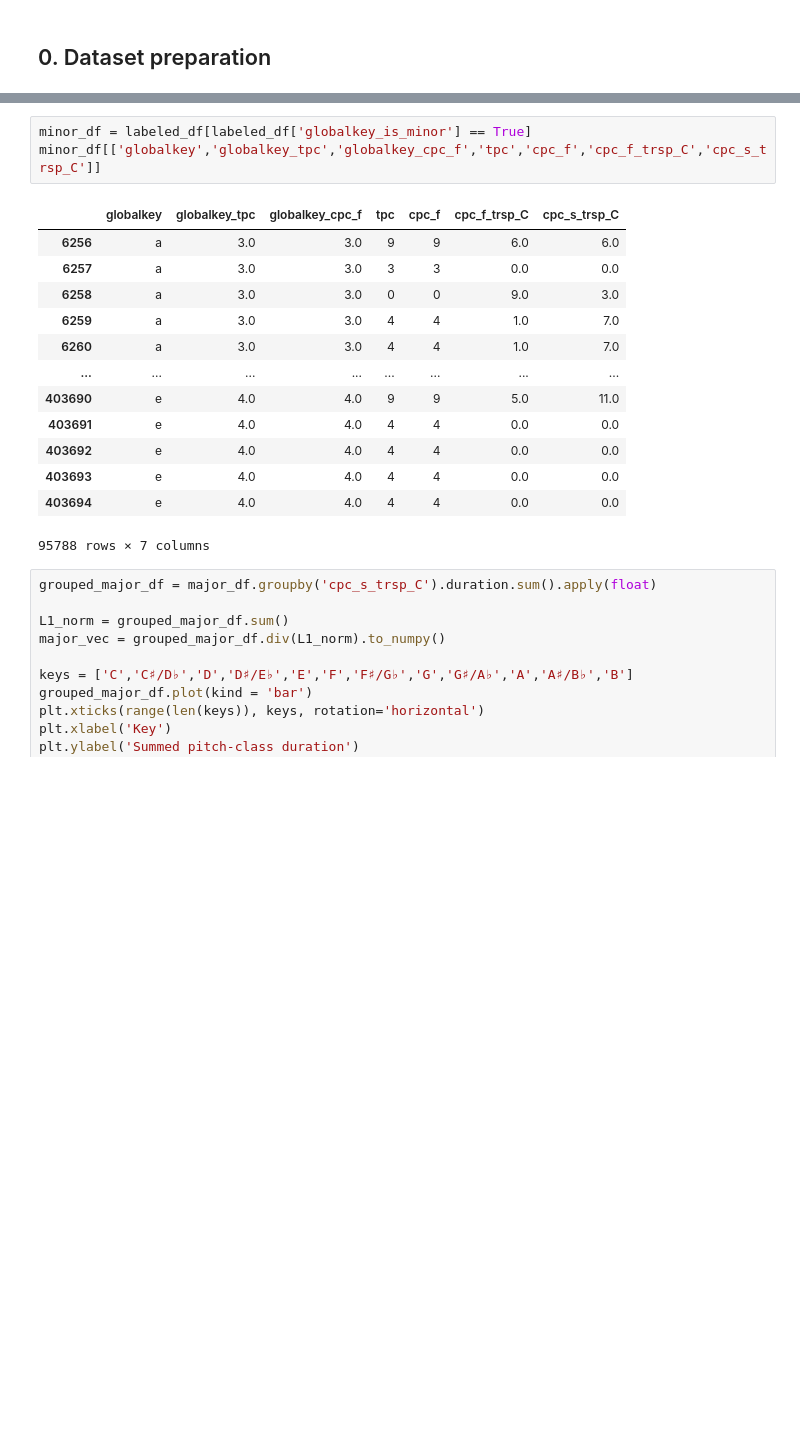
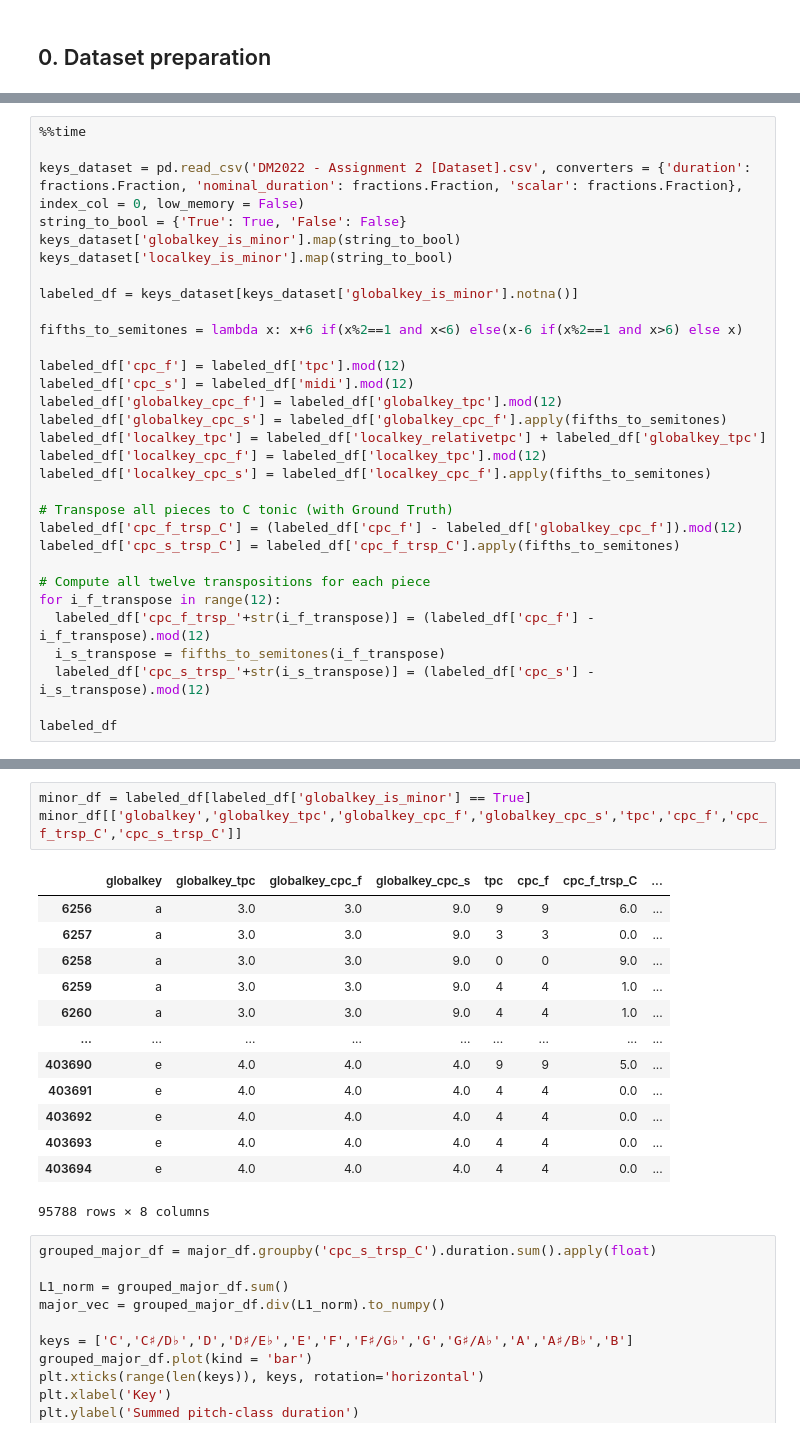
Before and after one commit to mikqs/digital-musicology, a Jupyter notebook: Group_6_A2/Group_6_A2.ipynb, the cells around one changed output, grey strips where cells are left out. Saved outputs shown, nothing was run; the diff lists cells and outputs as text; blank space fills up the shorter version.

```diff
--- a/Group_6_A2/Group_6_A2.ipynb
+++ b/Group_6_A2/Group_6_A2.ipynb
@@ -72,0 +17,31 @@ Wall time: 8.58 s
+# %%
+%%time
+
+keys_dataset = pd.read_csv('DM2022 - Assignment 2 [Dataset].csv', converters = {'duration': fractions.Fraction, 'nominal_duration': fractions.Fraction, 'scalar': fractions.Fraction}, index_col = 0, low_memory = False)
+string_to_bool = {'True': True, 'False': False}
+keys_dataset['globalkey_is_minor'].map(string_to_bool)
+keys_dataset['localkey_is_minor'].map(string_to_bool)
+
+labeled_df = keys_dataset[keys_dataset['globalkey_is_minor'].notna()]
+
+fifths_to_semitones = lambda x: x+6 if(x%2==1 and x<6) else(x-6 if(x%2==1 and x>6) else x)
+
+labeled_df['cpc_f'] = labeled_df['tpc'].mod(12)
+labeled_df['cpc_s'] = labeled_df['midi'].mod(12)
+labeled_df['globalkey_cpc_f'] = labeled_df['globalkey_tpc'].mod(12)
+labeled_df['globalkey_cpc_s'] = labeled_df['globalkey_cpc_f'].apply(fifths_to_semitones)
+labeled_df['localkey_tpc'] = labeled_df['localkey_relativetpc'] + labeled_df['globalkey_tpc']
+labeled_df['localkey_cpc_f'] = labeled_df['localkey_tpc'].mod(12)
+labeled_df['localkey_cpc_s'] = labeled_df['localkey_cpc_f'].apply(fifths_to_semitones)
+
+# Transpose all pieces to C tonic (with Ground Truth)
+labeled_df['cpc_f_trsp_C'] = (labeled_df['cpc_f'] - labeled_df['globalkey_cpc_f']).mod(12)
+labeled_df['cpc_s_trsp_C'] = labeled_df['cpc_f_trsp_C'].apply(fifths_to_semitones)
+
+# Compute all twelve transpositions for each piece
+for i_f_transpose in range(12):
+  labeled_df['cpc_f_trsp_'+str(i_f_transpose)] = (labeled_df['cpc_f'] - i_f_transpose).mod(12)
+  i_s_transpose = fifths_to_semitones(i_f_transpose)
+  labeled_df['cpc_s_trsp_'+str(i_s_transpose)] = (labeled_df['cpc_s'] - i_s_transpose).mod(12)
+
+labeled_df
@@ -90,20 +98,20 @@ major_df[['globalkey','globalkey_tpc','globalkey_cpc_f','tpc','cpc_f','cpc_f_trs
 # %%
 minor_df = labeled_df[labeled_df['globalkey_is_minor'] == True]
-minor_df[['globalkey','globalkey_tpc','globalkey_cpc_f','tpc','cpc_f','cpc_f_trsp_C','cpc_s_trsp_C']]
+minor_df[['globalkey','globalkey_tpc','globalkey_cpc_f','globalkey_cpc_s','tpc','cpc_f','cpc_f_trsp_C','cpc_s_trsp_C']]
 # %% [output]
-|  | globalkey | globalkey_tpc | globalkey_cpc_f | tpc | cpc_f | cpc_f_trsp_C | cpc_s_trsp_C |
-| 6256 | a | 3.0 | 3.0 | 9 | 9 | 6.0 | 6.0 |
-| 6257 | a | 3.0 | 3.0 | 3 | 3 | 0.0 | 0.0 |
-| 6258 | a | 3.0 | 3.0 | 0 | 0 | 9.0 | 3.0 |
-| 6259 | a | 3.0 | 3.0 | 4 | 4 | 1.0 | 7.0 |
-| 6260 | a | 3.0 | 3.0 | 4 | 4 | 1.0 | 7.0 |
-| ... | ... | ... | ... | ... | ... | ... | ... |
-| 403690 | e | 4.0 | 4.0 | 9 | 9 | 5.0 | 11.0 |
-| 403691 | e | 4.0 | 4.0 | 4 | 4 | 0.0 | 0.0 |
-| 403692 | e | 4.0 | 4.0 | 4 | 4 | 0.0 | 0.0 |
-| 403693 | e | 4.0 | 4.0 | 4 | 4 | 0.0 | 0.0 |
-| 403694 | e | 4.0 | 4.0 | 4 | 4 | 0.0 | 0.0 |
+|  | globalkey | globalkey_tpc | globalkey_cpc_f | globalkey_cpc_s | tpc | cpc_f | cpc_f_trsp_C | ... |
+| 6256 | a | 3.0 | 3.0 | 9.0 | 9 | 9 | 6.0 | ... |
+| 6257 | a | 3.0 | 3.0 | 9.0 | 3 | 3 | 0.0 | ... |
+| 6258 | a | 3.0 | 3.0 | 9.0 | 0 | 0 | 9.0 | ... |
+| 6259 | a | 3.0 | 3.0 | 9.0 | 4 | 4 | 1.0 | ... |
+| 6260 | a | 3.0 | 3.0 | 9.0 | 4 | 4 | 1.0 | ... |
+| ... | ... | ... | ... | ... | ... | ... | ... | ... |
+| 403690 | e | 4.0 | 4.0 | 4.0 | 9 | 9 | 5.0 | ... |
+| 403691 | e | 4.0 | 4.0 | 4.0 | 4 | 4 | 0.0 | ... |
+| 403692 | e | 4.0 | 4.0 | 4.0 | 4 | 4 | 0.0 | ... |
+| 403693 | e | 4.0 | 4.0 | 4.0 | 4 | 4 | 0.0 | ... |
+| 403694 | e | 4.0 | 4.0 | 4.0 | 4 | 4 | 0.0 | ... |
-95788 rows × 7 columns
+95788 rows × 8 columns
 # %%
 grouped_major_df = major_df.groupby('cpc_s_trsp_C').duration.sum().apply(float)
 
```
Also changed, not shown: parts of 4 cells of this notebook.
